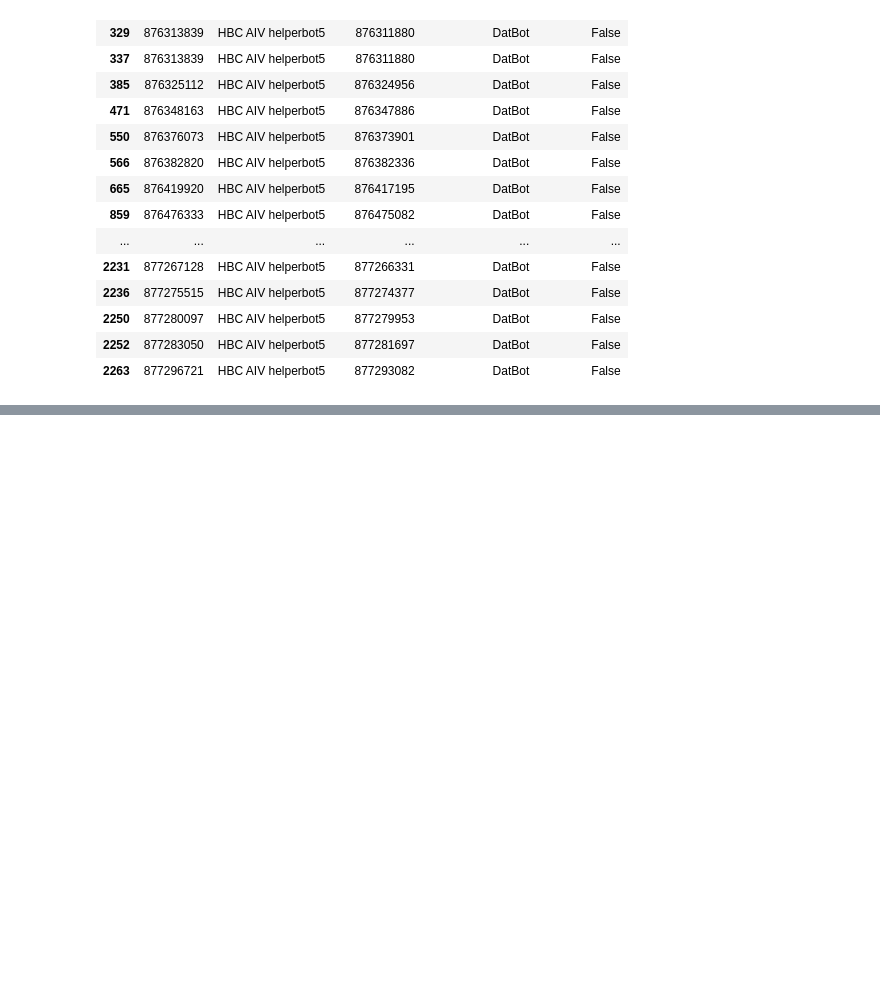
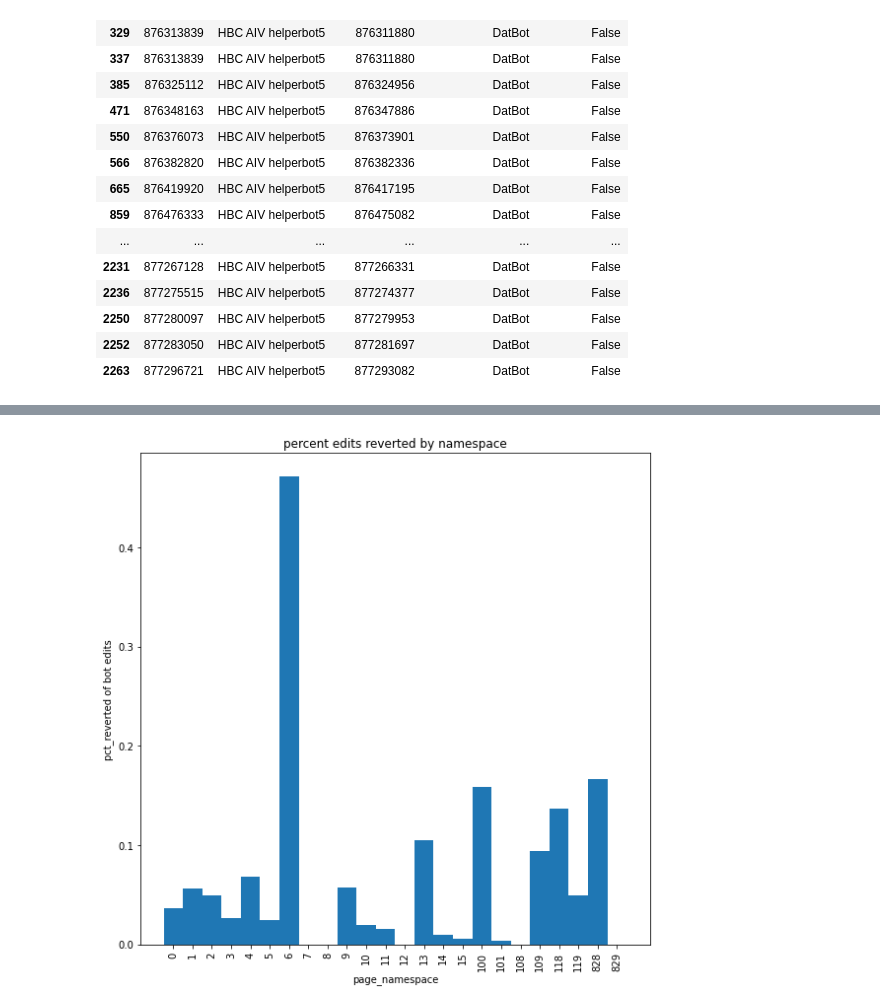
Before and after one commit to levon003/wiki-ores-feedback, a Jupyter notebook: reu2021/analysis_abby.ipynb, the cells around one changed output, grey strips where cells are left out. Saved outputs shown, nothing was run; the diff lists cells and outputs as text; code cells hidden in the pictures; blank space fills up the shorter version.

```diff
--- a/reu2021/analysis_abby.ipynb
+++ b/reu2021/analysis_abby.ipynb
@@ -616,0 +624,19 @@ thus we conclude that they are workings
+# %%
+# namespace histogram
+
+fig, axes = plt.subplots(1, 1, figsize=(8, 8))
+
+x = range(len(namespace_df))
+axes.bar(x, namespace_df.pct_reverted, width=1)
+
+axes.set_ylabel("pct_reverted of bot edits")
+axes.set_xlabel("page_namespace")
+axes.set_title("percent edits reverted by namespace")
+
+axes.set_xticks(x)
+axes.set_xticklabels([index for index in namespace_df.index], rotation='vertical')
+
+plt.tight_layout()
+plt.show()
+# %% [output]
+[figure, added]
```
Also changed, not shown: parts of 12 cells of this notebook.
